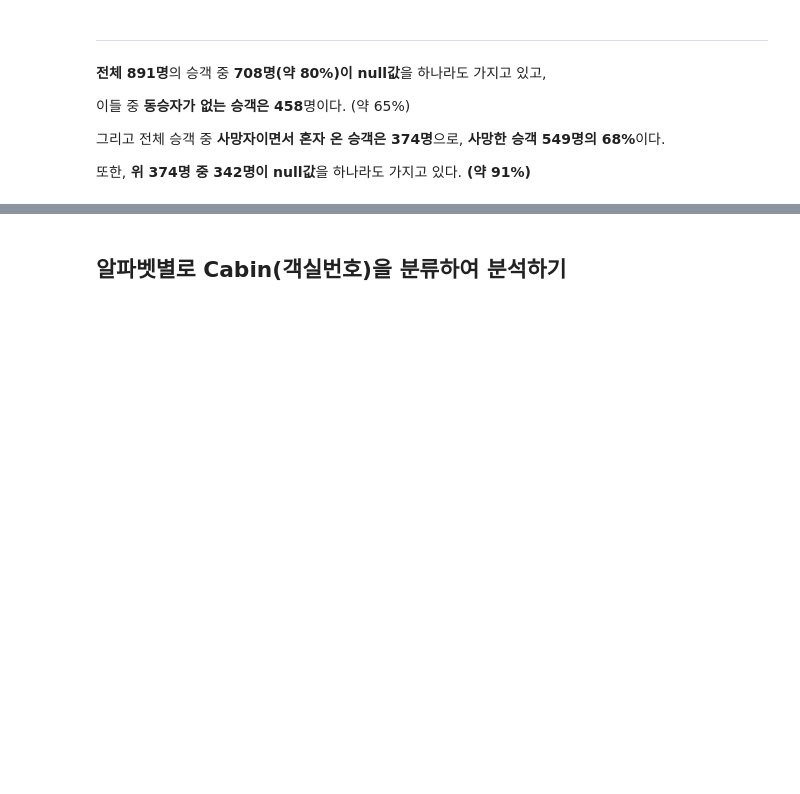
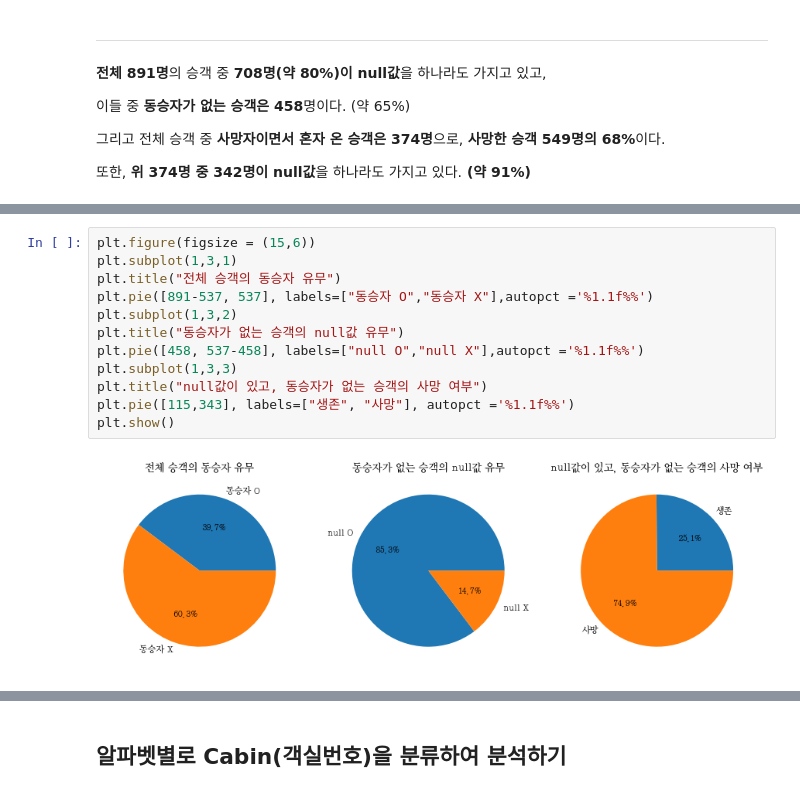
Before and after one commit to Abdumaleek/Kaggle-Titanic, a Jupyter notebook: New Titanic.ipynb, the cells around one changed output, grey strips where cells are left out. Drawn from its saved outputs; the diff is of its cells as text; blank space fills up the shorter version.

```diff
--- a/New Titanic.ipynb
+++ b/New Titanic.ipynb
@@ -204,0 +248,14 @@ Name: Survived, dtype: int64
+# %%
+plt.figure(figsize = (15,6))
+plt.subplot(1,3,1)
+plt.title("전체 승객의 동승자 유무")
+plt.pie([891-537, 537], labels=["동승자 O","동승자 X"],autopct ='%1.1f%%')
+plt.subplot(1,3,2)
+plt.title("동승자가 없는 승객의 null값 유무")
+plt.pie([458, 537-458], labels=["null O","null X"],autopct ='%1.1f%%')
+plt.subplot(1,3,3)
+plt.title("null값이 있고, 동승자가 없는 승객의 사망 여부")
+plt.pie([115,343], labels=["생존", "사망"], autopct ='%1.1f%%')
+plt.show()
+# %% [output]
+[figure, added]
```
Also changed, not shown: parts of 6 cells of this notebook.
